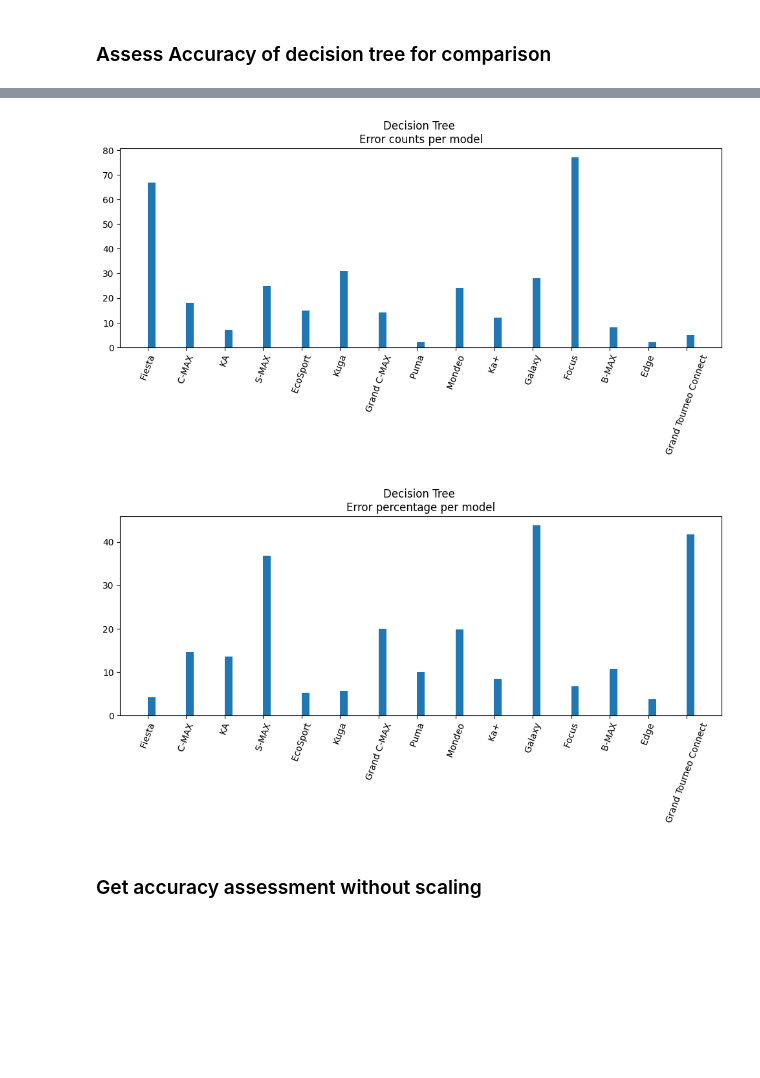
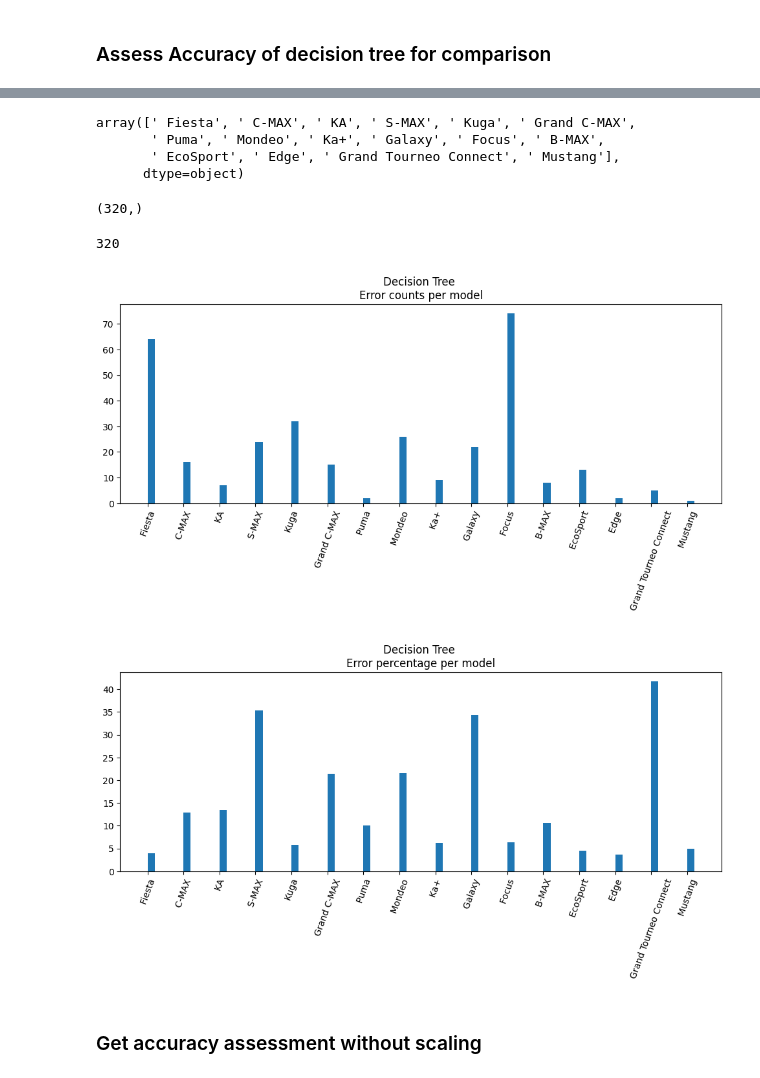
Before and after one commit to ddoggdiggitty/INFS-768-project, a Jupyter notebook: Group Project/Programming/CompiledKNN.ipynb, the cells around one changed output, grey strips where cells are left out. Saved outputs shown, nothing was run; the diff lists cells and outputs as text; code cells hidden in the pictures; blank space fills up the shorter version.

Commit message:
updated CompiledKNN.ipynb
Signed-off-by: ddoggdiggitty <93421421+ddoggdiggitty@users.noreply.github.com>

```diff
--- a/Group Project/Programming/CompiledKNN.ipynb
+++ b/Group Project/Programming/CompiledKNN.ipynb
@@ -275,45 +272,43 @@ display(tree.score(X_test_scaled, y_test))
 # %%
-if (gen_new_plot):
-    misclassified_y = y_test[y_test != y_predict]
+misclassified_y = y_test[y_test != y_predict]
 
-    names = pd.Series(misclassified_y).unique()
-    sum = 0
-    error_counts = np.array([])
-    name_counts = np.array([])
-    for name in names:
-        errors = misclassified_y[misclassified_y == name].shape[0]
-        sum += errors
-        error_counts = np.append(error_counts, np.array(errors))
-        name_total = y_test[y_test == name].shape[0]
-        name_counts = np.append(name_counts, np.array(name_total))
-    display(names, misclassified_y.shape, sum)
+names = pd.Series(misclassified_y).unique()
+sum = 0
+error_counts = np.array([])
+name_counts = np.array([])
+for name in names:
+    errors = misclassified_y[misclassified_y == name].shape[0]
+    sum += errors
+    error_counts = np.append(error_counts, np.array(errors))
+    name_total = y_test[y_test == name].shape[0]
+    name_counts = np.append(name_counts, np.array(name_total))
+display(names, misclassified_y.shape, sum)
 
-    error_percentage = 100 * error_counts / name_counts
+error_percentage = 100 * error_counts / name_counts
 
 
 
-    # Plot misclassifications
-    plt.figure(figsize=(12, 4))
-    plt.bar(range(error_counts.size), height=error_counts, align='edge', width=0.2)
-    plt.xticks(range(error_counts.size), names, rotation=70)
-    plt.title("Decision Tree \nError counts per model")
-    plt.show()
+# Plot misclassifications
+plt.figure(figsize=(12, 4))
+plt.bar(range(error_counts.size), height=error_counts, align='edge', width=0.2)
+plt.xticks(range(error_counts.size), names, rotation=70)
+plt.title("Decision Tree \nError counts per model")
+plt.show()
 
-    plt.figure(figsize=(12, 4))
-    plt.bar(range(error_counts.size), height=error_percentage, align='edge', width=0.2)
-    plt.xticks(range(error_counts.size), names, rotation=70)
-    plt.title("Decision Tree \nError percentage per model")
-    plt.show()
-else:
-    # save output from the plot above as an image
-    # output the image from file
-    filename = ".CompiledKNN/Decision Tree Error counts.png"
-    display(Image(filename=filename))
-    filename = ".CompiledKNN/Decision Tree Error percentages.png"
-    display(Image(filename=filename))
+plt.figure(figsize=(12, 4))
+plt.bar(range(error_counts.size), height=error_percentage, align='edge', width=0.2)
+plt.xticks(range(error_counts.size), names, rotation=70)
+plt.title("Decision Tree \nError percentage per model")
+plt.show()
 # %% [output]
+array([' Fiesta', ' C-MAX', ' KA', ' S-MAX', ' Kuga', ' Grand C-MAX',
+       ' Puma', ' Mondeo', ' Ka+', ' Galaxy', ' Focus', ' B-MAX',
+       ' EcoSport', ' Edge', ' Grand Tourneo Connect', ' Mustang'],
+      dtype=object)
+(320,)
+320
-[figure, old version]
+[figure, new version]
-[figure, old version]
+[figure, new version]
 # %% [markdown]
 ### Get accuracy assessment without scaling
 # %%
```
Also changed, not shown: parts of 4 cells of this notebook.
